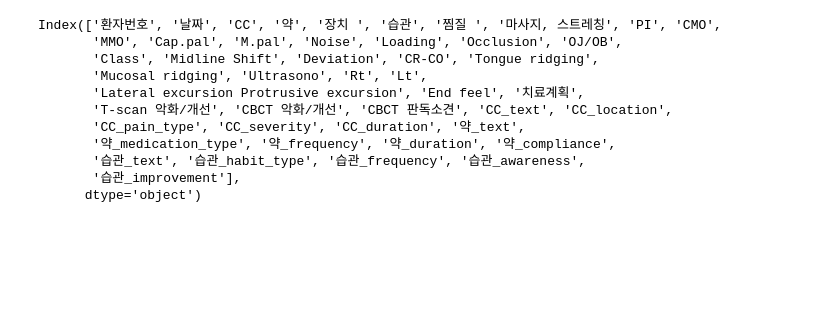
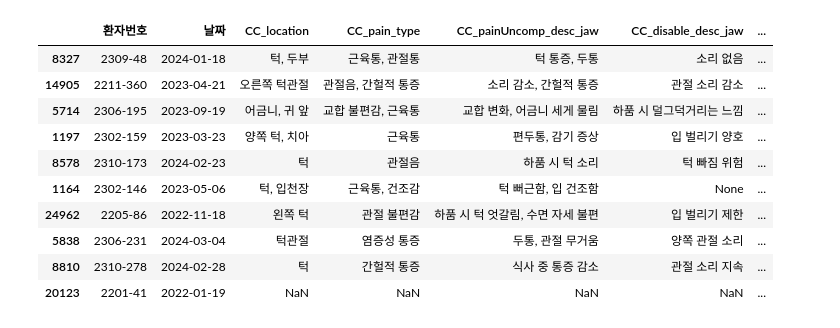
Before and after one commit to skadudd/prj_centum, a Jupyter notebook: text_parser_2.ipynb, the cells around one changed output. Cells and saved outputs as stored; diff of their text form; code cells hidden in the pictures; blank space fills up the shorter version.

```diff
--- a/text_parser_2.ipynb
+++ b/text_parser_2.ipynb
@@ -575,17 +611,21 @@ Index(['환자번호', '날짜', 'CC', '약', '장치 ', '습관', '찜질 ', '
       dtype='object')
-# %%
-processed_df.columns
-# %% [output]
-Index(['환자번호', '날짜', 'CC', '약', '장치 ', '습관', '찜질 ', '마사지, 스트레칭', 'PI', 'CMO',
-       'MMO', 'Cap.pal', 'M.pal', 'Noise', 'Loading', 'Occlusion', 'OJ/OB',
-       'Class', 'Midline Shift', 'Deviation', 'CR-CO', 'Tongue ridging',
-       'Mucosal ridging', 'Ultrasono', 'Rt', 'Lt',
-       'Lateral excursion Protrusive excursion', 'End feel', '치료계획',
-       'T-scan 악화/개선', 'CBCT 악화/개선', 'CBCT 판독소견', 'CC_text', 'CC_location',
-       'CC_pain_type', 'CC_severity', 'CC_duration', '약_text',
-       '약_medication_type', '약_frequency', '약_duration', '약_compliance',
-       '습관_text', '습관_habit_type', '습관_frequency', '습관_awareness',
-       '습관_improvement'],
-      dtype='object')
+# %%
+processed_df[['환자번호', '날짜',
+       'CC_location','CC_pain_type', 'CC_painUncomp_desc_jaw', 'CC_disable_desc_jaw',
+       'CC_muscle_joint_desc_stress', 'CC_dentalHistory_desc',
+       'CC_factor_habbit', 'CC_severity', 'CC_duration'
+        ]]
+# %% [output]
+|  | 환자번호 | 날짜 | CC_location | CC_pain_type | CC_painUncomp_desc_jaw | CC_disable_desc_jaw | ... |
+| 8327 | 2309-48 | 2024-01-18 | 턱, 두부 | 근육통, 관절통 | 턱 통증, 두통 | 소리 없음 | ... |
+| 14905 | 2211-360 | 2023-04-21 | 오른쪽 턱관절 | 관절음, 간헐적 통증 | 소리 감소, 간헐적 통증 | 관절 소리 감소 | ... |
+| 5714 | 2306-195 | 2023-09-19 | 어금니, 귀 앞 | 교합 불편감, 근육통 | 교합 변화, 어금니 세게 물림 | 하품 시 덜그덕거리는 느낌 | ... |
+| 1197 | 2302-159 | 2023-03-23 | 양쪽 턱, 치아 | 근육통 | 편두통, 감기 증상 | 입 벌리기 양호 | ... |
+| 8578 | 2310-173 | 2024-02-23 | 턱 | 관절음 | 하품 시 턱 소리 | 턱 빠짐 위험 | ... |
+| 1164 | 2302-146 | 2023-05-06 | 턱, 입천장 | 근육통, 건조감 | 턱 뻐근함, 입 건조함 | None | ... |
+| 24962 | 2205-86 | 2022-11-18 | 왼쪽 턱 | 관절 불편감 | 하품 시 턱 엇갈림, 수면 자세 불편 | 입 벌리기 제한 | ... |
+| 5838 | 2306-231 | 2024-03-04 | 턱관절 | 염증성 통증 | 두통, 관절 무거움 | 양쪽 관절 소리 | ... |
+| 8810 | 2310-278 | 2024-02-28 | 턱 | 간헐적 통증 | 식사 중 통증 감소 | 관절 소리 지속 | ... |
+| 20123 | 2201-41 | 2022-01-19 | NaN | NaN | NaN | NaN | ... |
 # %%
 processed_df[['환자번호', '날짜',
```
Also changed, not shown: parts of 10 cells of this notebook, 11 other files.
